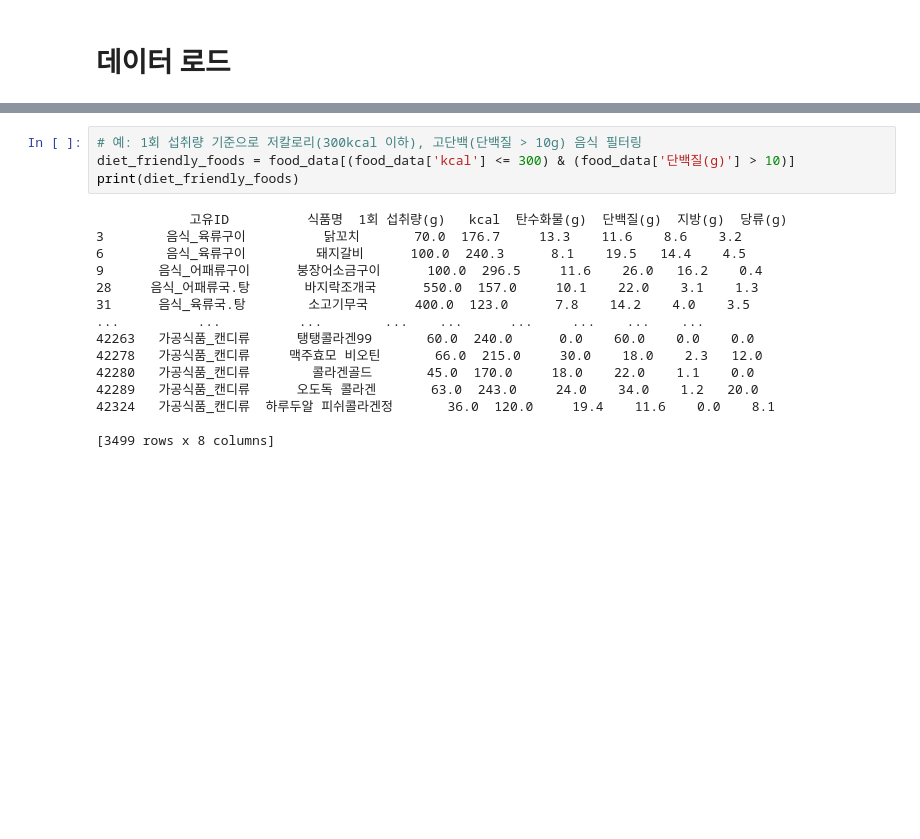
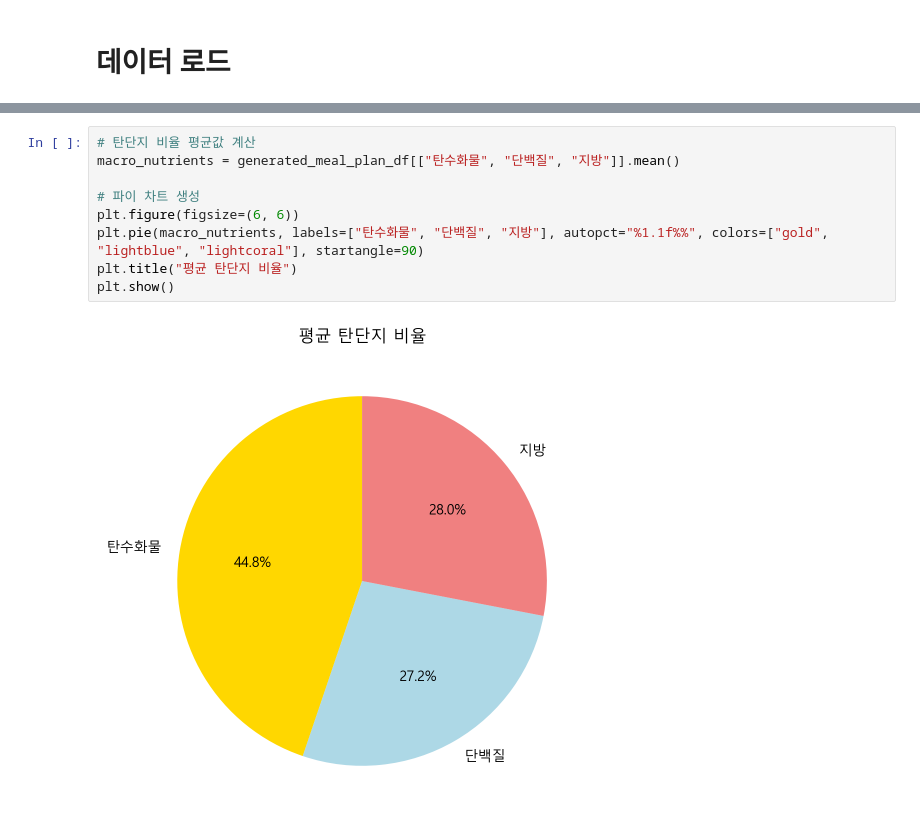
Before and after one commit to minjunK94/2ndProject, a Jupyter notebook: source/시각화.ipynb, the cells around one changed output, grey strips where cells are left out. Cells and saved outputs as stored; diff of their text form; blank space fills up the shorter version.

```diff
--- a/source/시각화.ipynb
+++ b/source/시각화.ipynb
@@ -62,20 +57,12 @@ plt.show()
 # %%
-# 예: 1회 섭취량 기준으로 저칼로리(300kcal 이하), 고단백(단백질 > 10g) 음식 필터링
-diet_friendly_foods = food_data[(food_data['kcal'] <= 300) & (food_data['단백질(g)'] > 10)]
-print(diet_friendly_foods)
+# 탄단지 비율 평균값 계산
+macro_nutrients = generated_meal_plan_df[["탄수화물", "단백질", "지방"]].mean()
+
+# 파이 차트 생성
+plt.figure(figsize=(6, 6))
+plt.pie(macro_nutrients, labels=["탄수화물", "단백질", "지방"], autopct="%1.1f%%", colors=["gold", "lightblue", "lightcoral"], startangle=90)
+plt.title("평균 탄단지 비율")
+plt.show()
 # %% [output]
-            고유ID          식품명  1회 섭취량(g)   kcal  탄수화물(g)  단백질(g)  지방(g)  당류(g)
-3        음식_육류구이          닭꼬치       70.0  176.7     13.3    11.6    8.6    3.2
-6        음식_육류구이         돼지갈비      100.0  240.3      8.1    19.5   14.4    4.5
-9       음식_어패류구이      붕장어소금구이      100.0  296.5     11.6    26.0   16.2    0.4
-28     음식_어패류국.탕       바지락조개국      550.0  157.0     10.1    22.0    3.1    1.3
-31      음식_육류국.탕        소고기무국      400.0  123.0      7.8    14.2    4.0    3.5
-...          ...          ...        ...    ...      ...     ...    ...    ...
-42263   가공식품_캔디류      탱탱콜라겐99       60.0  240.0      0.0    60.0    0.0    0.0
-42278   가공식품_캔디류     맥주효모 비오틴       66.0  215.0     30.0    18.0    2.3   12.0
-42280   가공식품_캔디류        콜라겐골드       45.0  170.0     18.0    22.0    1.1    0.0
-42289   가공식품_캔디류      오도독 콜라겐       63.0  243.0     24.0    34.0    1.2   20.0
-42324   가공식품_캔디류  하루두알 피쉬콜라겐정       36.0  120.0     19.4    11.6    0.0    8.1
-
-[3499 rows x 8 columns]
+[figure, added]
 # %%
```
Also changed, not shown: parts of 10 cells of this notebook, 2 other files.
